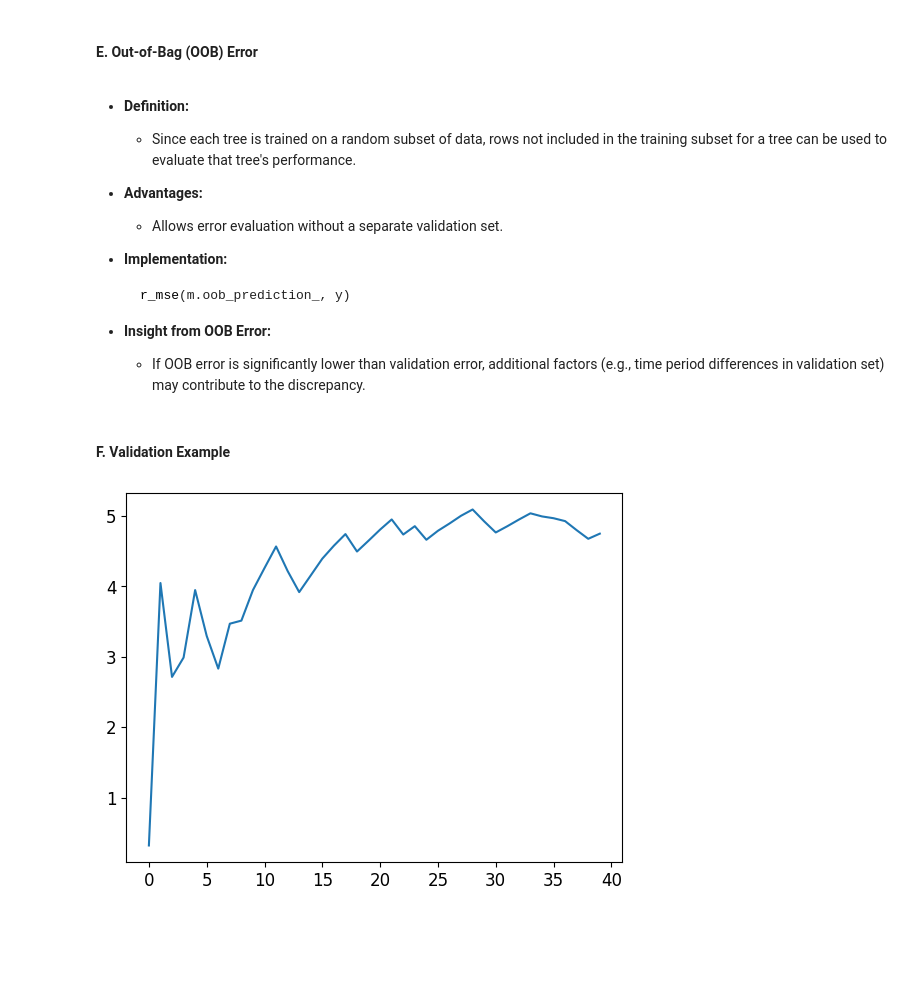
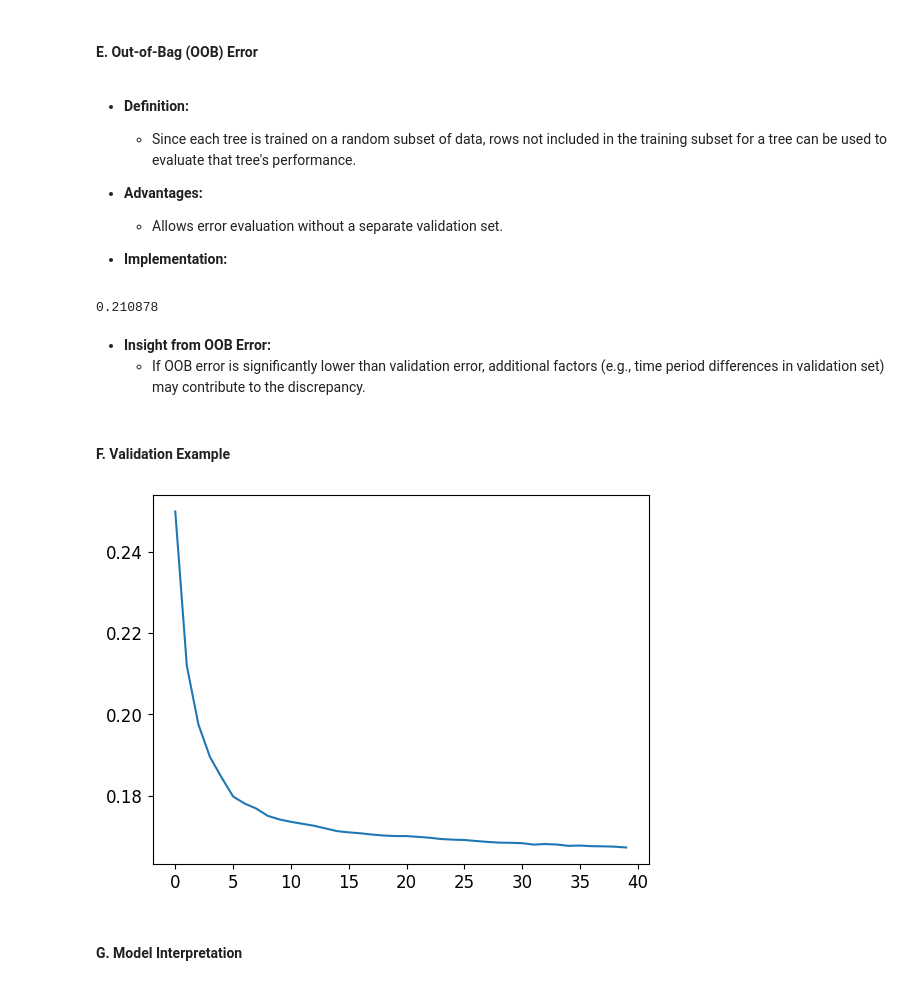
Before and after one commit to Firojpaudel/Machine-Learning-Notes, a Jupyter notebook: Practical Deep Learning For Coders/Chapter_9.ipynb, the cells around one changed output. Cells and saved outputs as stored; diff of their text form; code cells hidden in the pictures; blank space fills up the shorter version.

````diff
--- a/Practical Deep Learning For Coders/Chapter_9.ipynb
+++ b/Practical Deep Learning For Coders/Chapter_9.ipynb
@@ -531,18 +525,22 @@ m_rmse(m, xs, y), m_rmse(m, valid_xs, valid_y)
   - Allows error evaluation without a separate validation set.
 
 - **Implementation:**
-  ```python
-  r_mse(m.oob_prediction_, y)
-  ```
-
-- **Insight from OOB Error:**
-  - If OOB error is significantly lower than validation error, additional factors (e.g., time period differences in validation set) may contribute to the discrepancy.
+# %%
+r_mse(m.oob_prediction_, y)
+# %% [output]
+0.210878
+# %% [markdown]
+
+- **Insight from OOB Error:**
+  - If OOB error is significantly lower than validation error, additional factors (e.g., time period differences in validation set) may contribute to the discrepancy.
 # %% [markdown]
 #### F. Validation Example
 # %%
 ##@ RMSE Calculation
-preds = np.stack([t.predict(valid_xs) for t in m.estimators_])
+preds = np.stack([t.predict(valid_xs.to_numpy()) for t in m.estimators_])
 r_mse(preds.mean(0), valid_y)
 plt.plot([r_mse(preds[:i+1].mean(0), valid_y) for i in range(40)]);
 # %% [output]
-[figure, old version]
+[figure, new version]
+# %% [markdown]
+#### G. Model Interpretation
````
Also changed, not shown: parts of 94 cells of this notebook.
